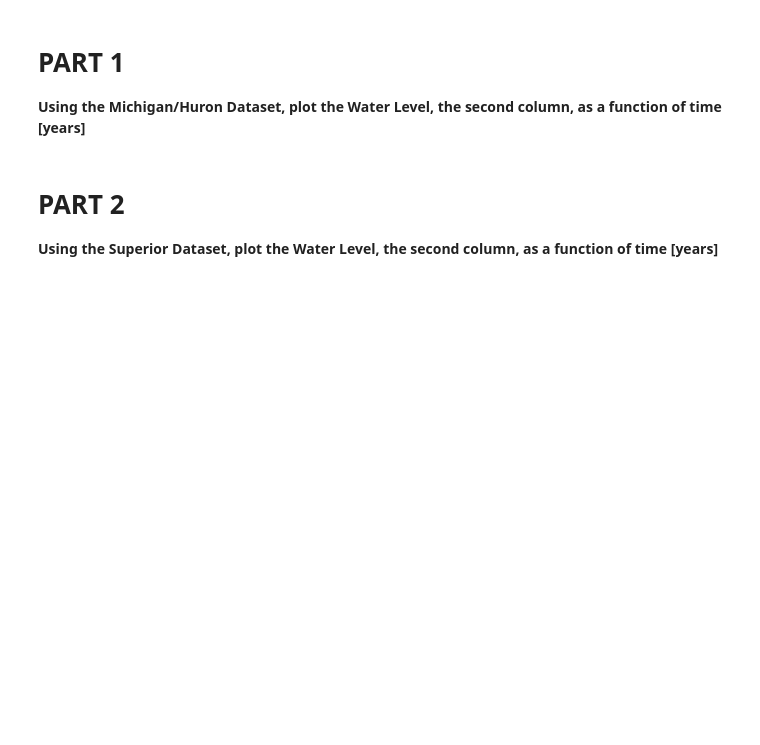
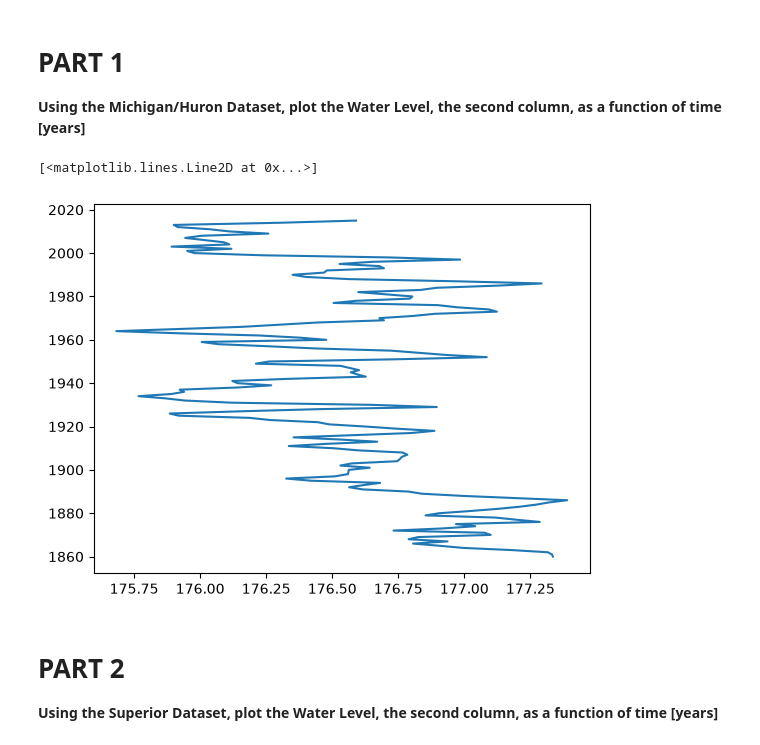
Before and after one commit to ChrSch6767/CMSE202_Git_Started, a Jupyter notebook: Great_Lakes_and_Grand_River.ipynb, the cells around one changed output. Drawn from its saved outputs; the diff is of its cells as text; code cells hidden in the pictures; blank space fills up the shorter version.

```diff
--- a/Great_Lakes_and_Grand_River.ipynb
+++ b/Great_Lakes_and_Grand_River.ipynb
@@ -33,3 +31,12 @@ This notebook **might look very familiar!** It is based off a CMSE 201 assignmen
+# %%
+# Insert Code Here
+MHU = pd.read_csv("data/mhu.csv")
+MHUyear = MHU.iloc[:,0]
+MHUwater = MHU.iloc[:,1]
+plt.plot(MHUwater,MHUyear)
+# %% [output]
+[<matplotlib.lines.Line2D at 0x...>]
+[figure, added]
 # %% [markdown]
 # PART 2
 
```
Also changed, not shown: parts of 1 cell of this notebook.
